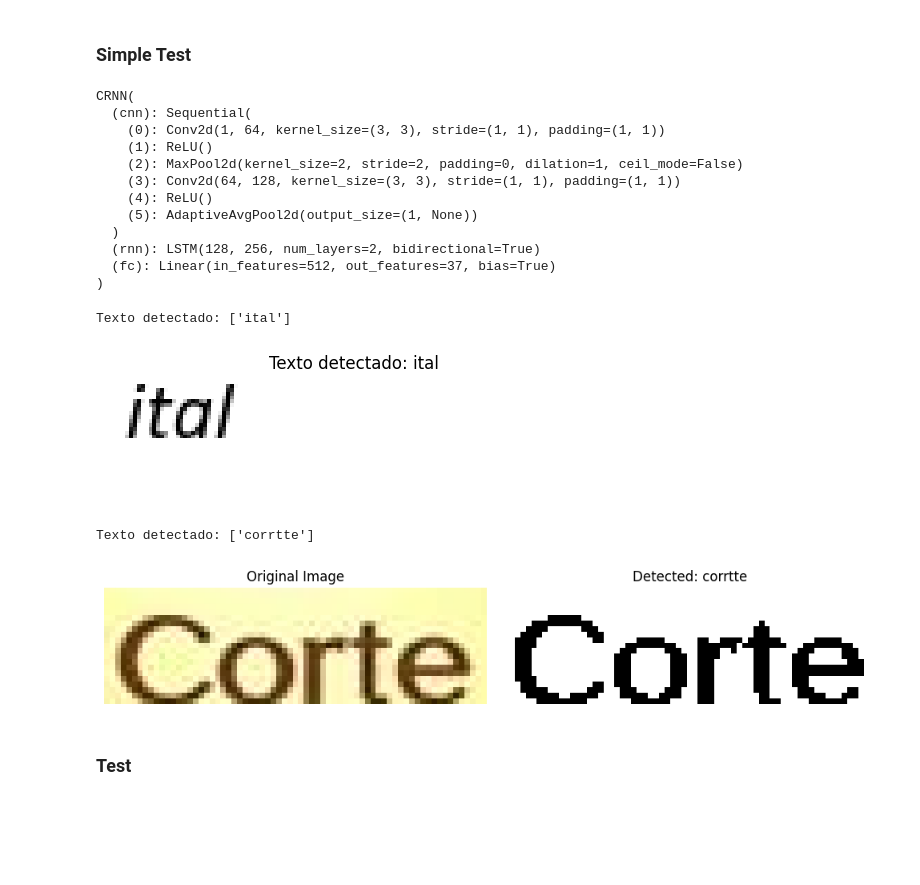
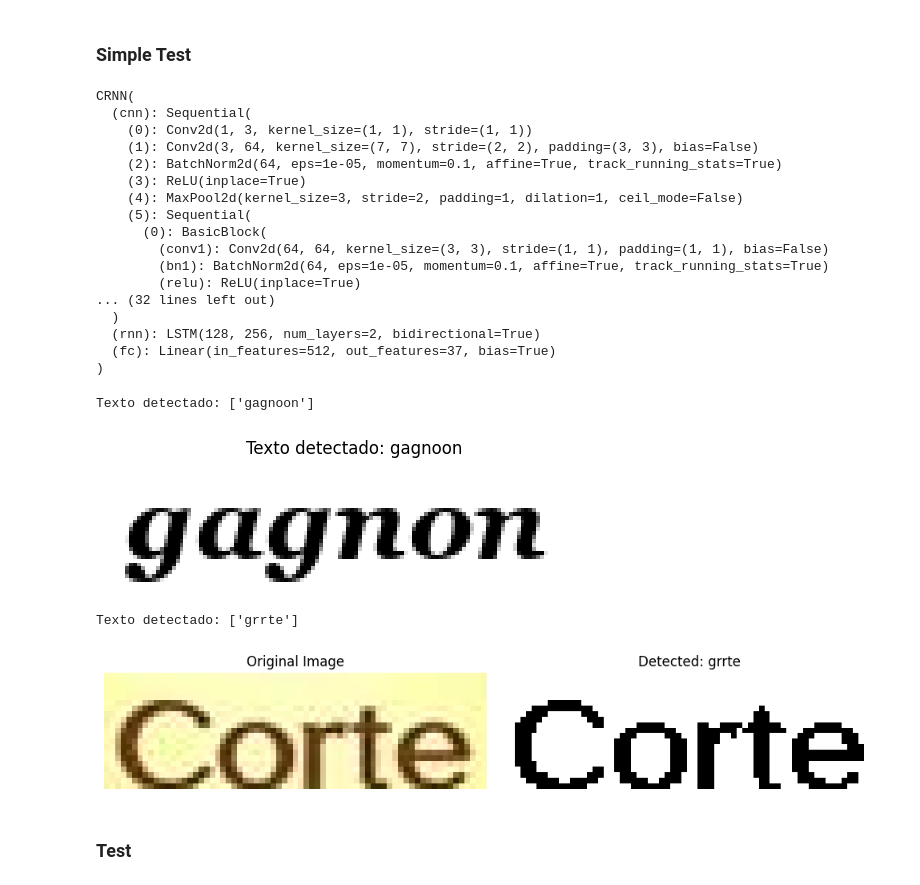
Before and after one commit to saaaax/EL7007, a Jupyter notebook: src/model.ipynb, the cells around one changed output. Saved outputs shown, nothing was run; the diff lists cells and outputs as text; code cells hidden in the pictures; blank space fills up the shorter version.

Commit message:
resnet update

```diff
--- a/src/model.ipynb
+++ b/src/model.ipynb
@@ -20,33 +20,36 @@ from jiwer import wer, cer
 # %% [markdown]
 ### Train
 # %%
+
 class CRNN(nn.Module):
     def __init__(self, num_classes):
         super(CRNN, self).__init__()
 
+        resnet = resnet18(pretrained=True)
+
         self.cnn = nn.Sequential(
-            nn.Conv2d(1, 64, kernel_size=3, padding=1),
-            nn.ReLU(),
-            nn.MaxPool2d(2, 2),  # reduce H y W
-            nn.Conv2d(64, 128, kernel_size=3, padding=1),
-            nn.ReLU(),
-            nn.AdaptiveAvgPool2d((1, None))  # fuerza H = 1, W se mantiene
+            nn.Conv2d(1, 3, kernel_size=1),  # convert 1-channel to 3-channel
+            resnet.conv1,
+            resnet.bn1,
+            resnet.relu,
+            resnet.maxpool,
+            resnet.layer1,
+            resnet.layer2,
+            nn.AdaptiveAvgPool2d((1, None))  # force height = 1
         )
 
-        # Supongamos que la salida del CNN tiene tamaño (B, 128, 1, W)
-        # y por tanto la entrada al RNN será (W, B, 128)
         self.rnn = nn.LSTM(input_size=128, hidden_size=256, num_layers=2, bidirectional=True)
         self.fc = nn.Linear(512, num_classes)
 
     def forward(self, x):
-        conv = self.cnn(x)               # (B, 128, H=1, W)
+        conv = self.cnn(x)               # (B, 128, 1, W)
         conv = conv.squeeze(2)           # (B, 128, W)
         conv = conv.permute(2, 0, 1)     # (W, B, 128)
         rnn_out, _ = self.rnn(conv)      # (W, B, 512)
         out = self.fc(rnn_out)           # (W, B, num_classes)
         return out
 # %%
-train = True
+train = False
 # %%
 # Config
 CHARACTERS = "-abcdefghijklmnopqrstuvwxyz0123456789"
@@ -107,13 +110,15 @@ optimizer = optim.Adam(model.parameters(), lr=0.001)
 Using device: cuda
 # %%
 # Early stopping params
-patience = 5
+early_stopping = False  # Set to False to disable early stopping
+patience = 10
 best_val_loss = float('inf')
 epochs_without_improvement = 0
-best_model_path = "ocr_model_gamma.pth"
+best_model_path = "ocr_model_delta.pth"
+num_epochs = 30
 
 if train:
-    for epoch in range(30):
+    for epoch in range(num_epochs):
         model.train()
         train_loss = 0.0
 
@@ -155,7 +160,7 @@ if train:
         avg_val_loss = val_loss / len(val_loader)
         print(f"Epoch {epoch+1} - Train Loss: {avg_train_loss:.4f}, Val Loss: {avg_val_loss:.4f}")
 
-        # ---- Early Stopping Check ----
+        # ---- Model Saving ----
         if avg_val_loss < best_val_loss:
             best_val_loss = avg_val_loss
             epochs_without_improvement = 0
@@ -165,6 +170,12 @@ if train:
             epochs_without_improvement += 1
             print(f"No improvement for {epochs_without_improvement} epoch(s)")
 
-        if epochs_without_improvement >= patience:
+        # Save last epoch weights if early stopping is disabled
+        if not early_stopping and epoch == num_epochs - 1:
+            torch.save(model.state_dict(), best_model_path)
+            print(f"Saved final epoch weights to '{best_model_path}'")
+
+        # Early stopping check
+        if early_stopping and epochs_without_improvement >= patience:
             print("Early stopping triggered.")
             break
@@ -199,17 +184,22 @@ Saved new best model to 'ocr_model_gamma.pth'
 # %%
 device = torch.device("cuda" if torch.cuda.is_available() else "cpu")
 model = CRNN(num_classes=len(CHARACTERS)).to(device)
-model.load_state_dict(torch.load("ocr_model_gamma.pth", map_location=device))
+model.load_state_dict(torch.load("ocr_model_delta.pth", map_location=device))
 model.eval()
 # %% [output]
 CRNN(
   (cnn): Sequential(
-    (0): Conv2d(1, 64, kernel_size=(3, 3), stride=(1, 1), padding=(1, 1))
-    (1): ReLU()
-    (2): MaxPool2d(kernel_size=2, stride=2, padding=0, dilation=1, ceil_mode=False)
-    (3): Conv2d(64, 128, kernel_size=(3, 3), stride=(1, 1), padding=(1, 1))
-    (4): ReLU()
-    (5): AdaptiveAvgPool2d(output_size=(1, None))
+    (0): Conv2d(1, 3, kernel_size=(1, 1), stride=(1, 1))
+    (1): Conv2d(3, 64, kernel_size=(7, 7), stride=(2, 2), padding=(3, 3), bias=False)
+    (2): BatchNorm2d(64, eps=1e-05, momentum=0.1, affine=True, track_running_stats=True)
+    (3): ReLU(inplace=True)
+    (4): MaxPool2d(kernel_size=3, stride=2, padding=1, dilation=1, ceil_mode=False)
+    (5): Sequential(
+      (0): BasicBlock(
+        (conv1): Conv2d(64, 64, kernel_size=(3, 3), stride=(1, 1), padding=(1, 1), bias=False)
+        (bn1): BatchNorm2d(64, eps=1e-05, momentum=0.1, affine=True, track_running_stats=True)
+        (relu): ReLU(inplace=True)
+... (32 lines left out)
   )
   (rnn): LSTM(128, 256, num_layers=2, bidirectional=True)
   (fc): Linear(in_features=512, out_features=37, bias=True)
@@ -238,25 +228,25 @@ def decode_prediction(logits, idx_to_char):
         decoded_texts.append(decoded_text)
     return decoded_texts
 # %%
-image_tensor = load_image("D:/my_files/universidad/intro_imagenes/EL7007/src/ocr_dataset_train/img/00002.png")
+image_tensor = load_image("D:/my_files/universidad/intro_imagenes/EL7007/src/ocr_dataset_train/img/00099.png")
 
 with torch.no_grad():
     logits = model(image_tensor)  # (T, B, C)
     logits = logits.log_softmax(2)
 
 predicted_texts = decode_prediction(logits, idx_to_char)
 print("Texto detectado:", predicted_texts)
 
 img_np = image_tensor.squeeze().cpu().numpy()  # -> (H, W)
 # plt.imshow(img_np, cmap='gray')
 
 plt.imshow(img_np, cmap='gray')
 plt.title(f"Texto detectado: {predicted_texts[0]}")
 plt.axis('off')
 plt.show()
 # %% [output]
-Texto detectado: ['ital']
+Texto detectado: ['gagnoon']
-[figure, old version]
+[figure, new version]
 # %%
 def load_and_binarize_image(path, threshold=100):
     # Cargar imagen y convertir a escala de grises
@@ -313,8 +303,8 @@ plt.axis('off')
 plt.tight_layout()
 plt.show()
 # %% [output]
-Texto detectado: ['corrtte']
+Texto detectado: ['grrte']
-[figure, old version]
+[figure, new version]
 # %% [markdown]
 ### Test
 # %%
```
Also changed, not shown: parts of 4 cells of this notebook, 1 other file.
